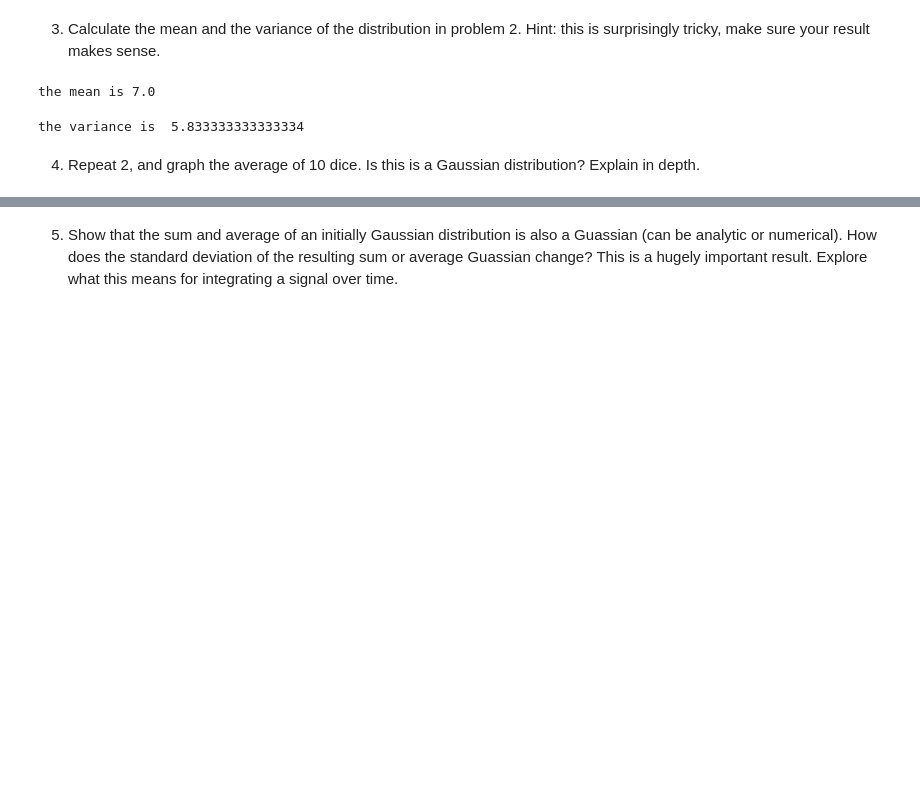
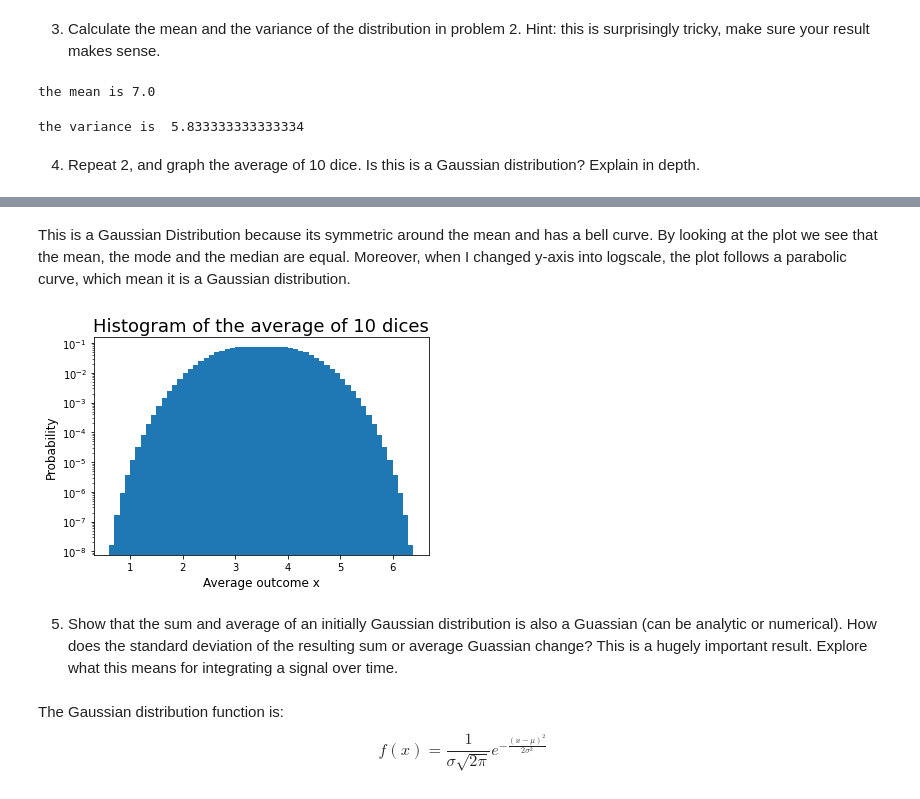
Before and after one commit to Linda189/Phys434, a Jupyter notebook: HW2.ipynb, the cells around one changed output, grey strips where cells are left out. Cells and saved outputs as stored; diff of their text form; code cells hidden in the pictures; blank space fills up the shorter version.

```diff
--- a/HW2.ipynb
+++ b/HW2.ipynb
@@ -85,2 +102,18 @@ plt.show()
+# %% [markdown]
+This is a Gaussian Distribution because its symmetric around the mean and has a bell curve. By looking at the plot we see that the mean, the mode and the median are equal. Moreover, when I changed y-axis into logscale, the plot follows a parabolic curve, which mean it is a Gaussian distribution.
+# %%
+avg=x1/n;
+ax=plt.bar(avg,sums10)
+plt.xlabel('Average outcome x', size=12)
+plt.ylabel('Probability', size=12)
+plt.title('Histogram of the average of 10 dices', size=18)
+plt.yscale('log')
+plt.show()
+# %% [output]
+[figure, added]
 # %% [markdown]
 5) Show that the sum and average of an initially Gaussian distribution is also a Guassian (can be analytic or numerical). How does the standard deviation of the resulting sum or average Guassian change? This is a hugely important result. Explore what this means for integrating a signal over time.
+# %% [markdown]
+The Gaussian distribution function is:
+$$f(x)=\frac{1}{\sigma \sqrt{2\pi}}e^{-\frac{{\left(x-\mu
+\right)}^2 }{2\sigma^2 }}$$
```
Also changed, not shown: parts of 9 cells of this notebook.
